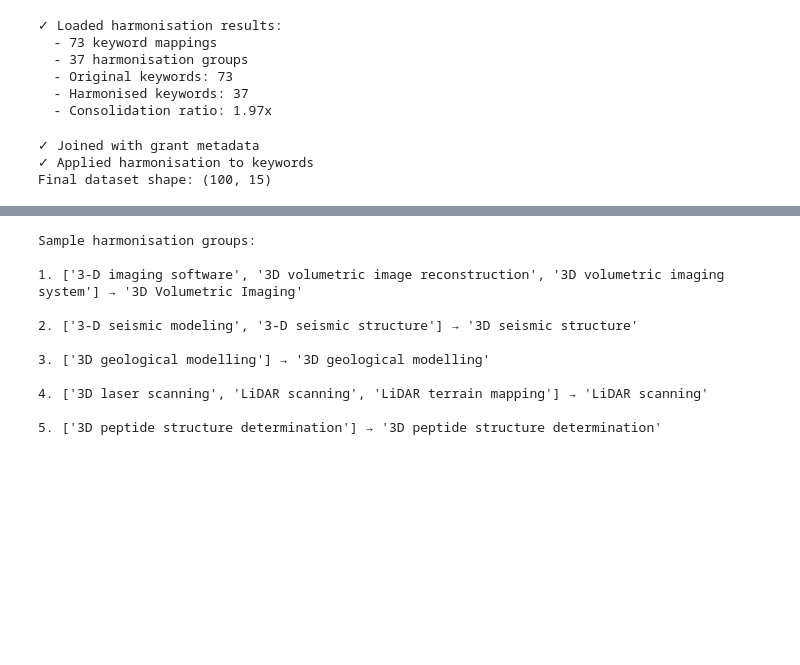
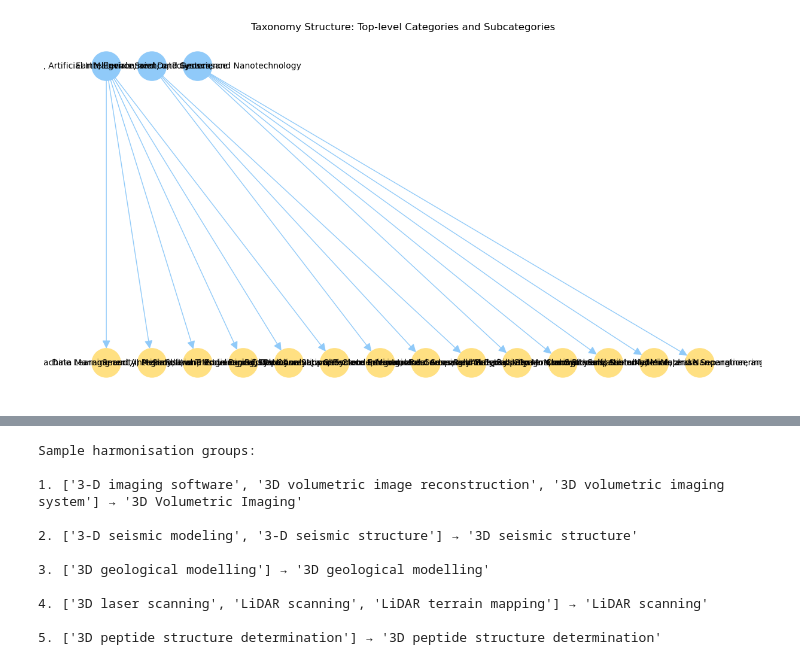
Before and after one commit to augmentsme/research-link-technology-landscaping, a Jupyter notebook: modeling/demo.ipynb, the cells around one changed output, grey strips where cells are left out. Cells and saved outputs as stored; diff of their text form; code cells hidden in the pictures; blank space fills up the shorter version.

```diff
--- a/modeling/demo.ipynb
+++ b/modeling/demo.ipynb
@@ -162,42 +203,46 @@ Keyword categories: ['keywords', 'methodology_keywords', 'application_keywords',
-# %%
-# Load harmonisation results
-harmonised_keywords = get_harmonised_keywords(LOGS_DIR)
-
-if harmonised_keywords:
-    keyword_mappings = harmonised_keywords.get('keyword_mappings', {})
-    original_mappings = harmonised_keywords.get('original_keyword_mappings', [])
-
-    print(f"✓ Loaded harmonisation results:")
-    print(f"  - {len(keyword_mappings)} keyword mappings")
-    print(f"  - {len(original_mappings)} harmonisation groups")
-
-    # Show statistics
-    unique_harmonised = len(set(keyword_mappings.values()))
-    consolidation_ratio = len(keyword_mappings) / unique_harmonised if unique_harmonised > 0 else 0
-    print(f"  - Original keywords: {len(keyword_mappings)}")
-    print(f"  - Harmonised keywords: {unique_harmonised}")
-    print(f"  - Consolidation ratio: {consolidation_ratio:.2f}x")
-else:
-    print("⚠️ No harmonisation results found")
-# %% [output]
-✓ Loaded harmonisation results:
-  - 73 keyword mappings
-  - 37 harmonisation groups
-  - Original keywords: 73
-  - Harmonised keywords: 37
-  - Consolidation ratio: 1.97x
 # %%
-# Join with grants data and apply harmonisation
-results = join_with_grants(extracted_keywords_df, GRANTS_FILE)
-print(f"✓ Joined with grant metadata")
+def plot_taxonomy_graph(taxonomy, max_categories=None):
+    import networkx as nx
+    import matplotlib.pyplot as plt
 
-if harmonised_keywords:
-    results = apply_harmonisation(results, harmonised_keywords)
-    print(f"✓ Applied harmonisation to keywords")
+    if taxonomy and 'taxonomy' in taxonomy:
+        taxonomy_data = taxonomy['taxonomy']
+        if max_categories is not None:
+            taxonomy_data = taxonomy_data[:max_categories]
+        G = nx.DiGraph()
 
-print(f"Final dataset shape: {results.shape}")
+        # Add nodes and edges only for selected top-level categories
+        top_cats = [cat['name'] for cat in taxonomy_data]
+        sub_cats = []
+        for cat in taxonomy_data:
+            top_cat = cat['name']
+            G.add_node(top_cat, level='top')
+            for sub in cat.get('subcategories', []):
+                sub_cat = sub['name']
+                sub_cats.append(sub_cat)
+                G.add_node(sub_cat, level='sub')
+                G.add_edge(top_cat, sub_cat)
+
+        # Position nodes: top categories at top, subcategories at bottom
+        pos = {}
+        for i, name in enumerate(top_cats):
+            pos[name] = (i, 1)
+        for i, name in enumerate(sub_cats):
+            pos[name] = (i, 0)
+
+        plt.figure(figsize=(12, 6))
+        nx.draw(
+            G, pos, with_labels=True,
+            node_color=['#90caf9' if G.nodes[n]['level'] == 'top' else '#ffe082' for n in G.nodes],
+            node_size=1200, arrowsize=20, font_size=10, edge_color='#90caf9'
+        )
+        plt.title('Taxonomy Structure: Top-level Categories and Subcategories')
+        plt.tight_layout()
+        plt.show()
+    else:
+        print("⚠️ No taxonomy available for network visualization")
+taxonomy = load_taxonomy(LOGS_DIR)
+plot_taxonomy_graph(taxonomy, max_categories=3)
 # %% [output]
-✓ Joined with grant metadata
-✓ Applied harmonisation to keywords
-Final dataset shape: (100, 15)
+[figure, added]
 # %% [markdown]
```
Also changed, not shown: parts of 19 cells of this notebook, 4 other files.
